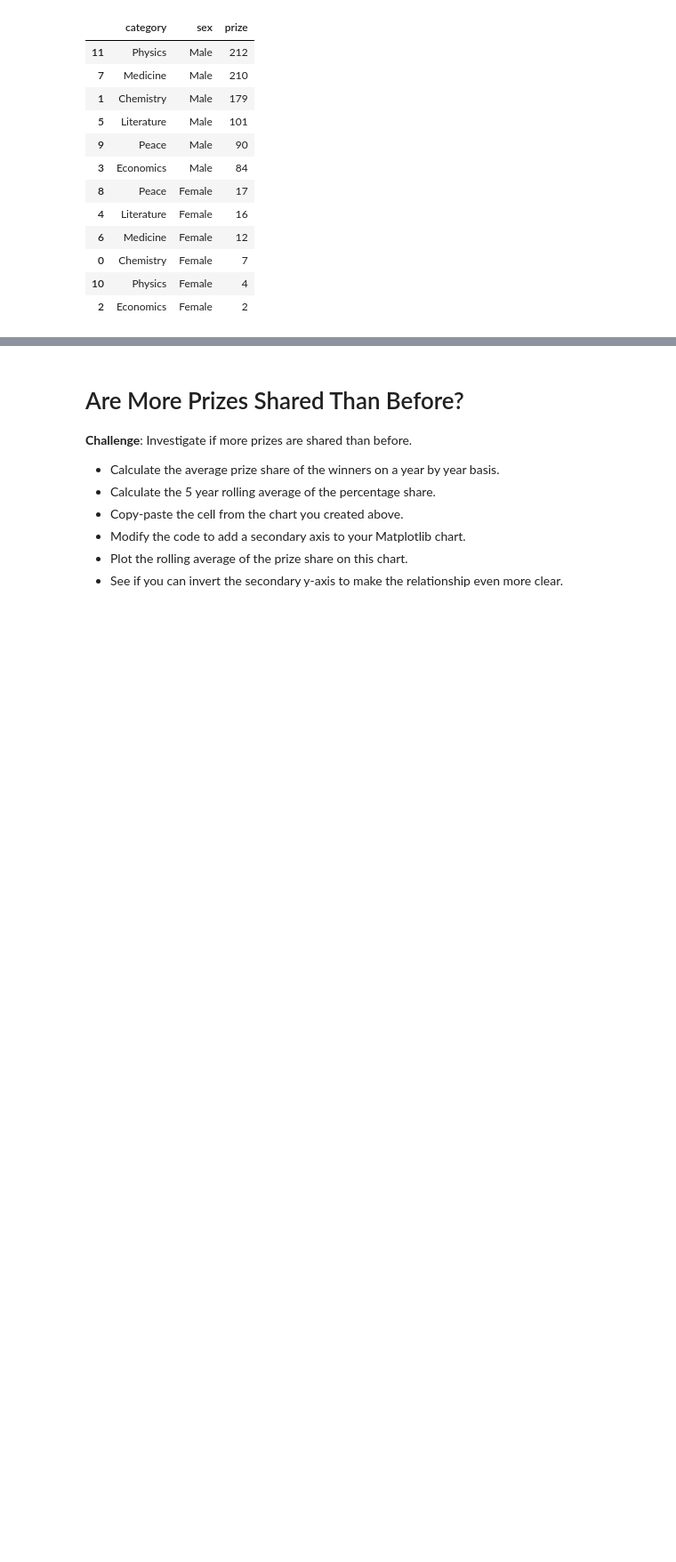
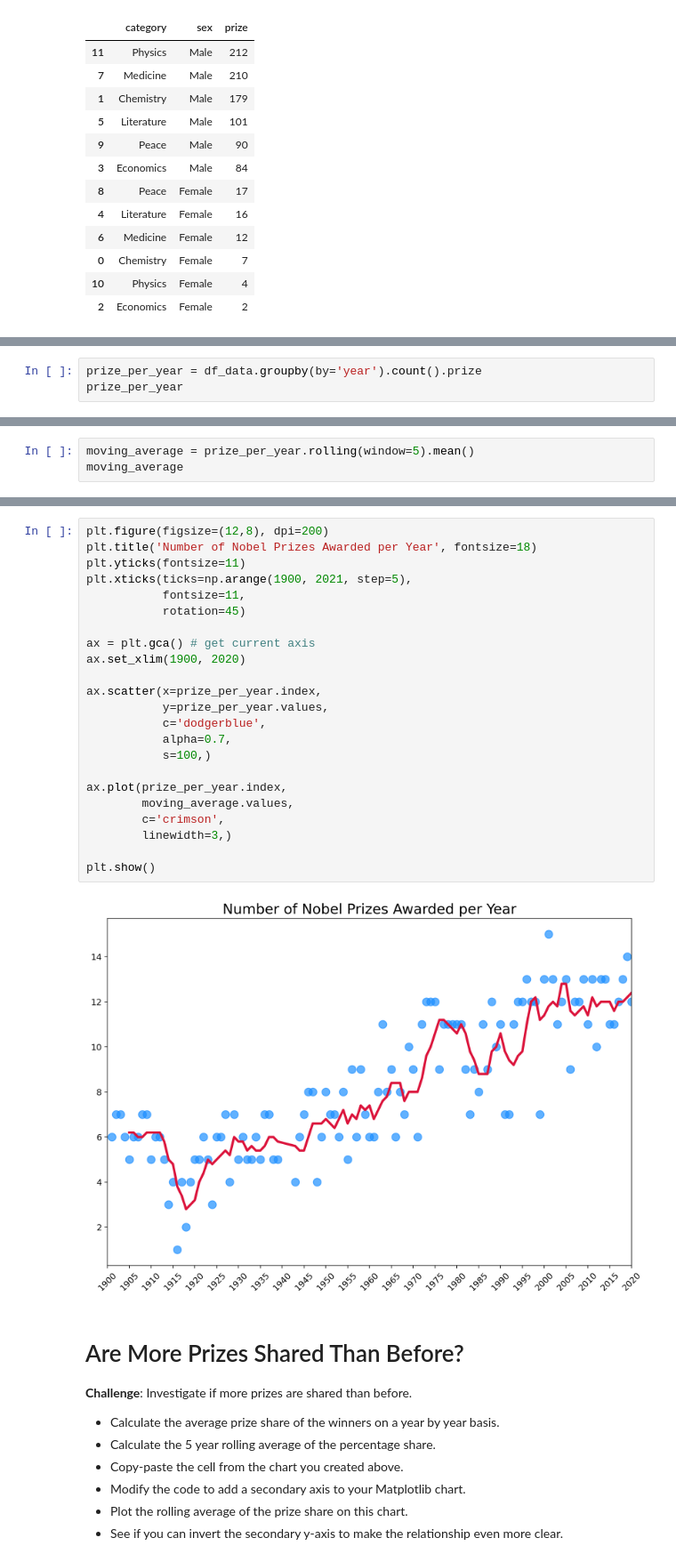
Before and after one commit to M-Awwab-Khan/analyzing-nobel-prize-winners, a Jupyter notebook: Nobel_Prize_Analysis_(start).ipynb, the cells around one changed output, grey strips where cells are left out. Shown at 89% size. Drawn from its saved outputs; the diff is of its cells as text; blank space fills up the shorter version.

Commit message:
prizes awarded per year

```diff
--- a/Nobel_Prize_Analysis_(start).ipynb
+++ b/Nobel_Prize_Analysis_(start).ipynb
@@ -374,3 +374,6 @@ v_bar_split.show()
 
 * Looking at the chart, did the first and second world wars have an impact on the number of prizes being given out?
 * What could be the reason for the trend in the chart?
+# %%
+prize_per_year = df_data.groupby(by='year').count().prize
+prize_per_year
@@ -376,0 +394,3 @@ v_bar_split.show()
+# %%
+moving_average = prize_per_year.rolling(window=5).mean()
+moving_average
@@ -377,3 +411,28 @@ v_bar_split.show()
+# %%
+plt.figure(figsize=(12,8), dpi=200)
+plt.title('Number of Nobel Prizes Awarded per Year', fontsize=18)
+plt.yticks(fontsize=11)
+plt.xticks(ticks=np.arange(1900, 2021, step=5),
+           fontsize=11,
+           rotation=45)
+
+ax = plt.gca() # get current axis
+ax.set_xlim(1900, 2020)
+
+ax.scatter(x=prize_per_year.index,
+           y=prize_per_year.values,
+           c='dodgerblue',
+           alpha=0.7,
+           s=100,)
+
+ax.plot(prize_per_year.index,
+        moving_average.values,
+        c='crimson',
+        linewidth=3,)
+
+plt.show()
+# %% [output]
+[figure, added]
 # %% [markdown]
 # Are More Prizes Shared Than Before?
 
```
Also changed, not shown: parts of 2 cells of this notebook.
